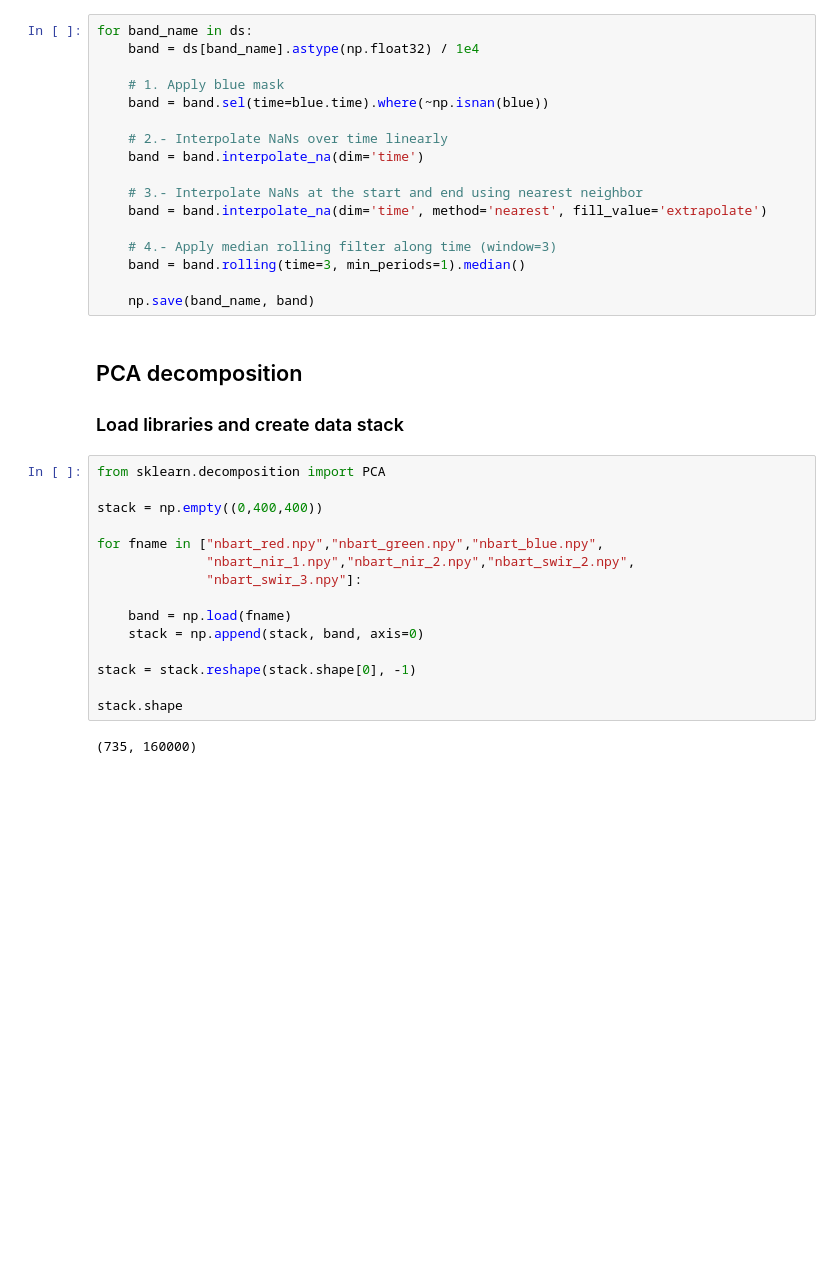
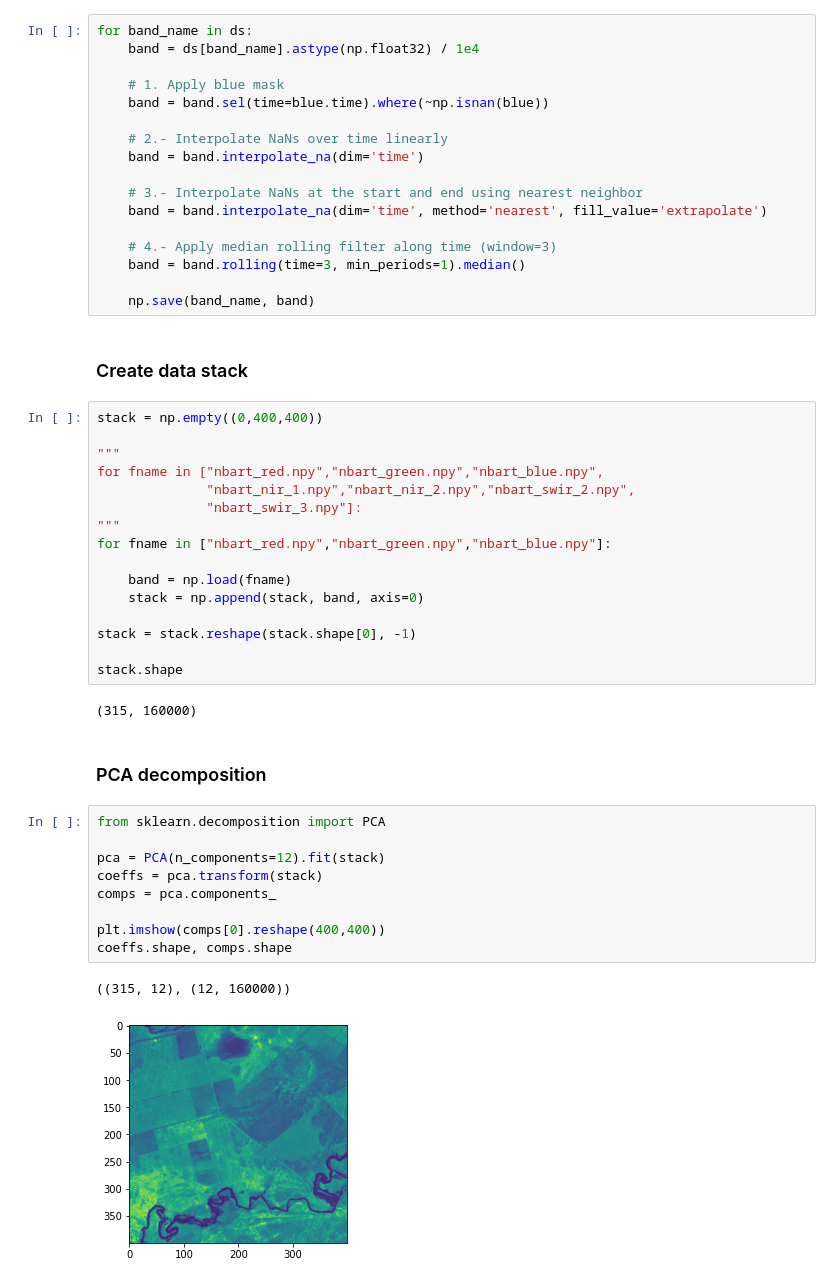
Before and after one commit to ANU-WALD/sat_decomp, a Jupyter notebook: NN_decomp.ipynb, the cells around one changed output. Drawn from its saved outputs; the diff is of its cells as text; blank space fills up the shorter version.

```diff
--- a/NN_decomp.ipynb
+++ b/NN_decomp.ipynb
@@ -68,24 +65,37 @@ for band_name in ds:
     band = band.rolling(time=3, min_periods=1).median()
 
     np.save(band_name, band)
+# %% [markdown]
+### Create data stack
+# %%
+stack = np.empty((0,400,400))
+
+"""
+for fname in ["nbart_red.npy","nbart_green.npy","nbart_blue.npy",
+              "nbart_nir_1.npy","nbart_nir_2.npy","nbart_swir_2.npy",
+              "nbart_swir_3.npy"]:
+"""
+for fname in ["nbart_red.npy","nbart_green.npy","nbart_blue.npy"]:
+
+    band = np.load(fname)
+    stack = np.append(stack, band, axis=0)
+
+stack = stack.reshape(stack.shape[0], -1)
+
+stack.shape
+# %% [output]
+(315, 160000)
 # %% [markdown]
-## PCA decomposition
-
-### Load libraries and create data stack
+### PCA decomposition
-# %%
-from sklearn.decomposition import PCA
-
-stack = np.empty((0,400,400))
-
-for fname in ["nbart_red.npy","nbart_green.npy","nbart_blue.npy",
-              "nbart_nir_1.npy","nbart_nir_2.npy","nbart_swir_2.npy",
-              "nbart_swir_3.npy"]:
-
-    band = np.load(fname)
-    stack = np.append(stack, band, axis=0)
-
-stack = stack.reshape(stack.shape[0], -1)
-
-stack.shape
-# %% [output]
-(735, 160000)
+# %%
+from sklearn.decomposition import PCA
+
+pca = PCA(n_components=12).fit(stack)
+coeffs = pca.transform(stack)
+comps = pca.components_
+
+plt.imshow(comps[0].reshape(400,400))
+coeffs.shape, comps.shape
+# %% [output]
+((315, 12), (12, 160000))
+[figure, added]
```
Also changed, not shown: parts of 18 cells of this notebook.
